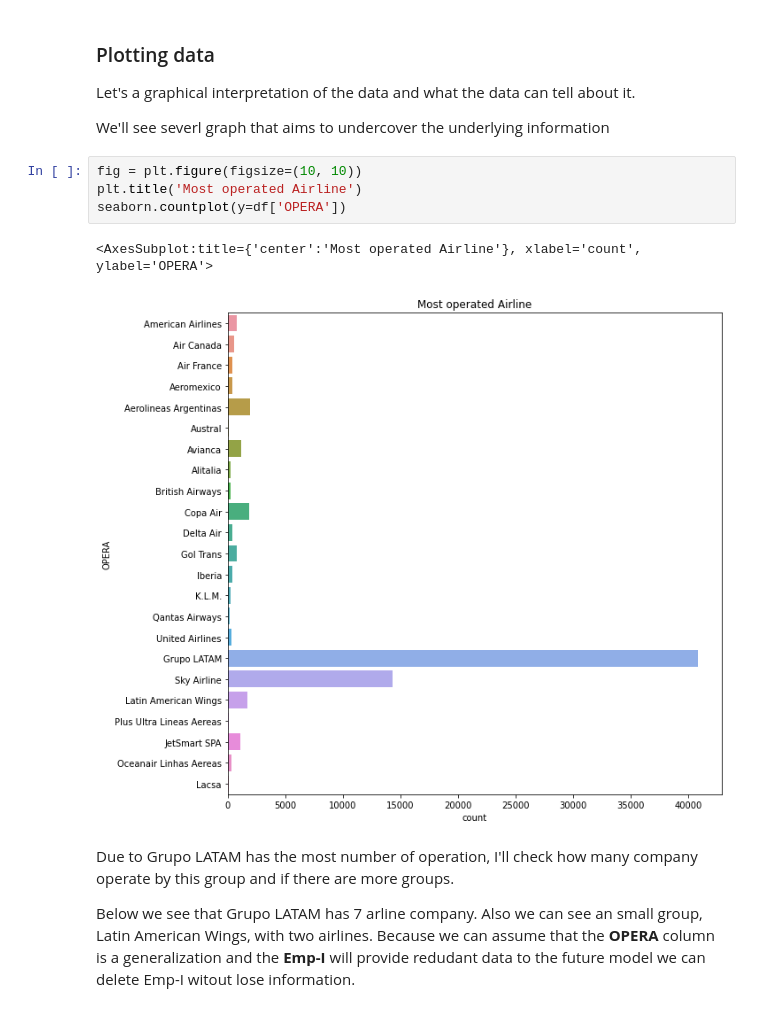
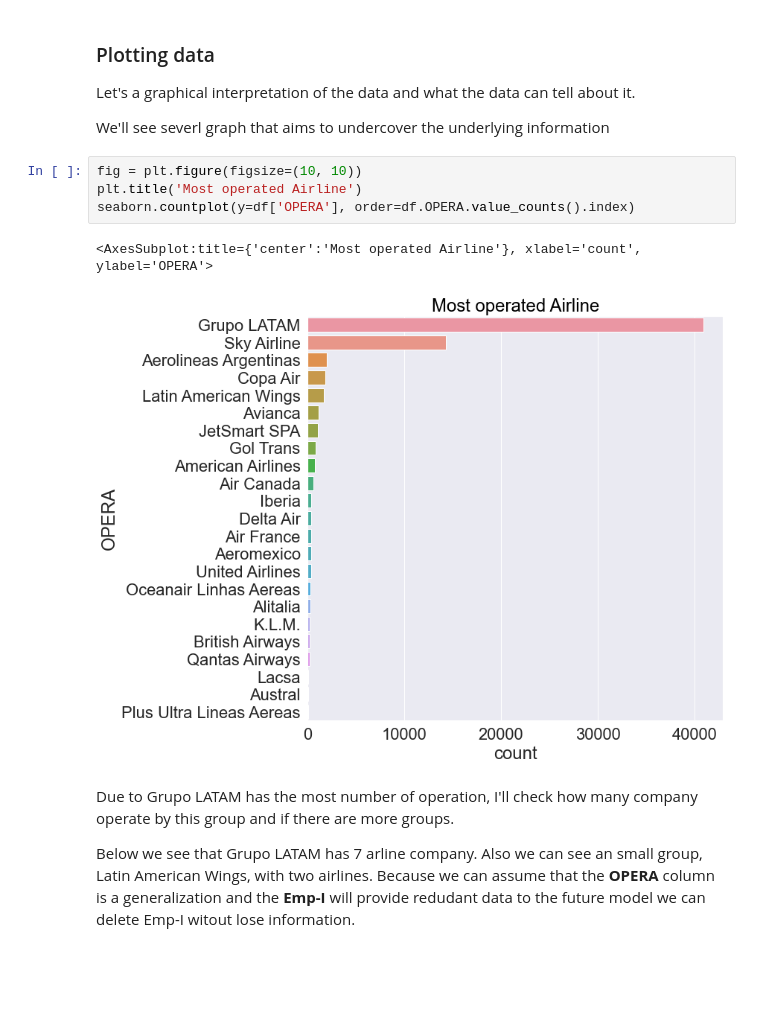
Before and after one commit to nestornav/ml_airplane_delay, a Jupyter notebook: solution.ipynb, the cells around one changed output. Saved outputs shown, nothing was run; the diff lists cells and outputs as text; blank space fills up the shorter version.

```diff
--- a/solution.ipynb
+++ b/solution.ipynb
@@ -115,10 +115,10 @@ We'll see severl graph that aims to undercover the underlying information
 # %%
 fig = plt.figure(figsize=(10, 10))
 plt.title('Most operated Airline')
-seaborn.countplot(y=df['OPERA'])
+seaborn.countplot(y=df['OPERA'], order=df.OPERA.value_counts().index)
 # %% [output]
 <AxesSubplot:title={'center':'Most operated Airline'}, xlabel='count', ylabel='OPERA'>
-[figure, old version]
+[figure, new version]
 # %% [markdown]
 Due to Grupo LATAM has the most number of operation, I'll check how many company operate by this group and if there are more groups.
 
```
Also changed, not shown: parts of 28 cells of this notebook, 1 other file.
